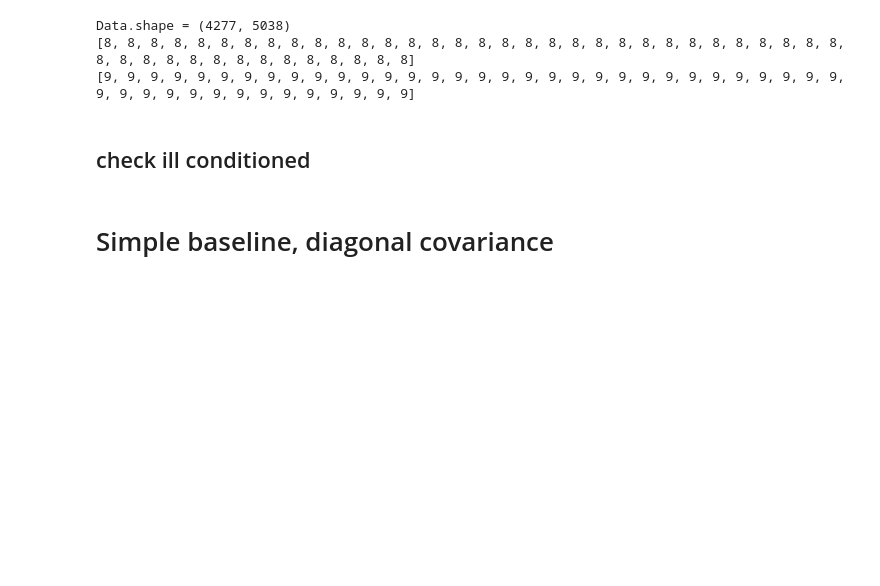
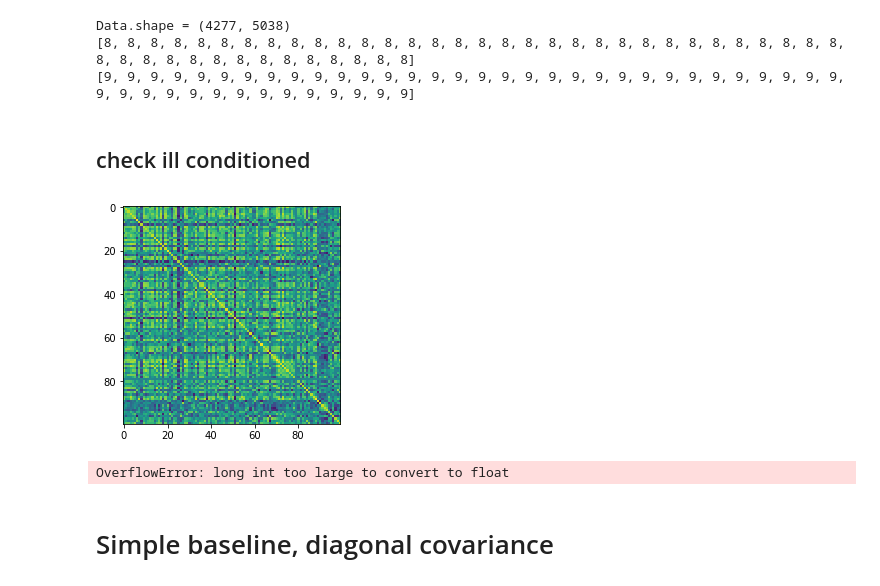
Before and after one commit to hrayrhar/T-CorEx, a Jupyter notebook: stock-data-nll.ipynb, the cells around one changed output. Cells and saved outputs as stored; diff of their text form; code cells hidden in the pictures; blank space fills up the shorter version.

```diff
--- a/stock-data-nll.ipynb
+++ b/stock-data-nll.ipynb
@@ -61,11 +68,18 @@ Data.shape = (4277, 5038)
 # %% [markdown]
 ## check ill conditioned
+# %%
+plt.imshow(np.cov(X[0].T))
+plt.show()
+# %% [output]
+[figure, added]
 # %%
 glasso_covs = []
 for x in X:
-    glasso_est = skcov.GraphLasso(mode='lars')
+    glasso_est = skcov.GraphLasso(mode='lars', alpha=0.01)
     glasso_est.fit(x)
     glasso_covs.append(glasso_est.covariance_)
+# %% [output]
+OverflowError: long int too large to convert to float
 # %% [markdown]
 # Simple baseline, diagonal covariance
 # %%
```
Also changed, not shown: parts of 8 cells of this notebook, 3 other files.
